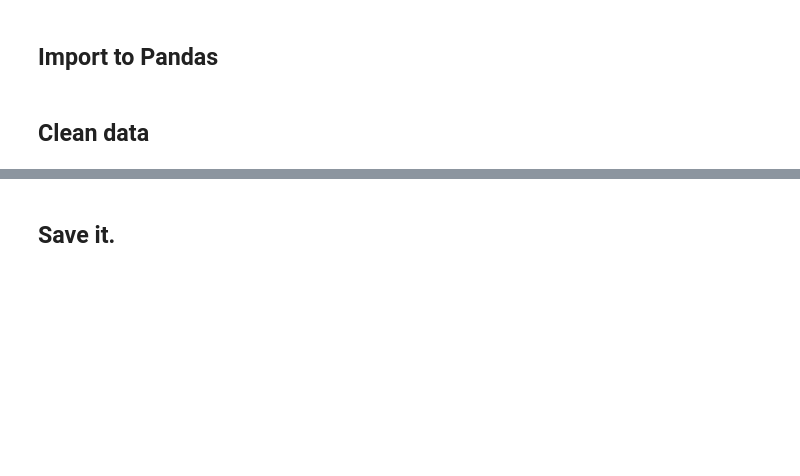
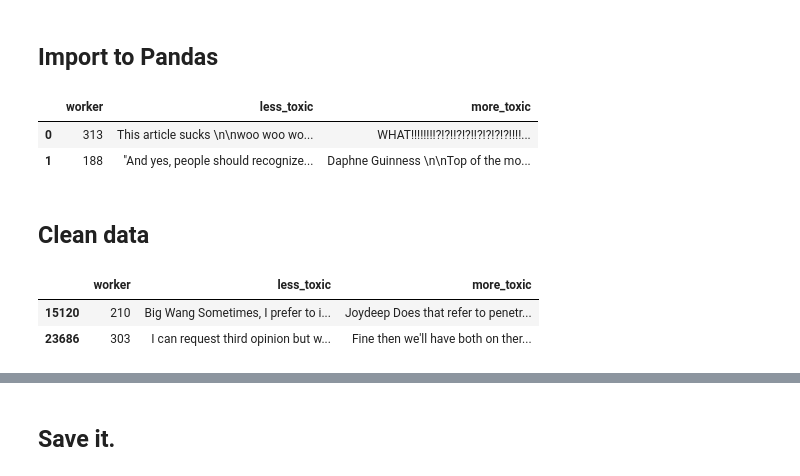
Before and after one commit to thomasbennettjr/AISolutionArchitect, a Jupyter notebook: AISA_Text_Moderation.ipynb, the cells around one changed output, grey strips where cells are left out. Saved outputs shown, nothing was run; the diff lists cells and outputs as text; code cells hidden in the pictures; blank space fills up the shorter version.

```diff
--- a/AISA_Text_Moderation.ipynb
+++ b/AISA_Text_Moderation.ipynb
@@ -298,10 +327,10 @@ import os
 # replace the "getenv()" with your key string
 
 import os
-monty._openai_key=os.getenv('openai_key')
+monty._openai_key='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'
 monty._github_key=os.getenv('github_key')
-monty._huggingface_key=os.getenv('huggingface_key')
-monty._kaggle_key=os.getenv('kaggle_key')
+monty._huggingface_key='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'
+monty._kaggle_key='07f17f4937c62103507b2ef27a4b3846'
 # %% [markdown]
 #  Access LLM: STEP 2
 
@@ -440,10 +522,14 @@ print(datetime.datetime.now())
 # %%
 # prompt: load fname csv into dataframe
 
 import pandas
-fname = '/content/kaggle/jigsaw-toxic-severity-rating/validation_data.csv'
+fname = './kaggle/jigsaw-toxic-severity-rating/validation_data.csv'
 monty.df_toxic_data = pandas.read_csv(fname)
 monty.df_toxic_data.head(2)
+# %% [output]
+|  | worker | less_toxic | more_toxic |
+| 0 | 313 | This article sucks \n\nwoo woo wo... | WHAT!!!!!!!!?!?!!?!?!!?!?!?!?!!!!... |
+| 1 | 188 | "And yes, people should recognize... | Daphne Guinness \n\nTop of the mo... |
 # %% [markdown]
 ## Clean data
 # %%
@@ -470,5 +556,9 @@ monty.df_toxic_data['more_toxic'] = monty.df_toxic_data['more_toxic'].str.replac
 
 pandas.set_option('display.max_colwidth', 550)
 monty.df_toxic_data.sample(2)
+# %% [output]
+|  | worker | less_toxic | more_toxic |
+| 15120 | 210 | Big Wang Sometimes, I prefer to i... | Joydeep Does that refer to penetr... |
+| 23686 | 303 | I can request third opinion but w... | Fine then we'll have both on ther... |
 # %%
 monty.df_toxic_data.info()
```
Also changed, not shown: parts of 65 cells of this notebook, 11 other files.
